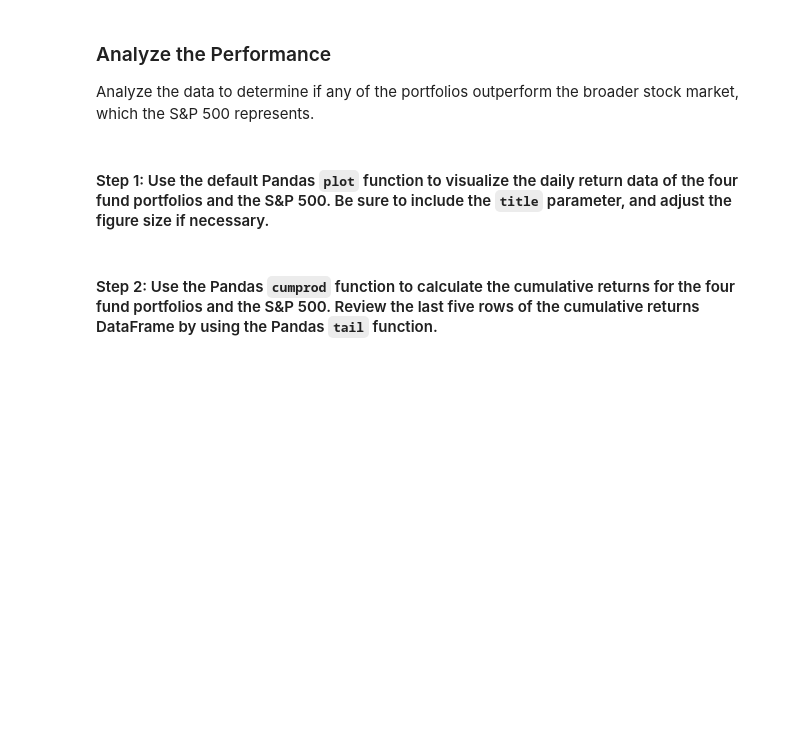
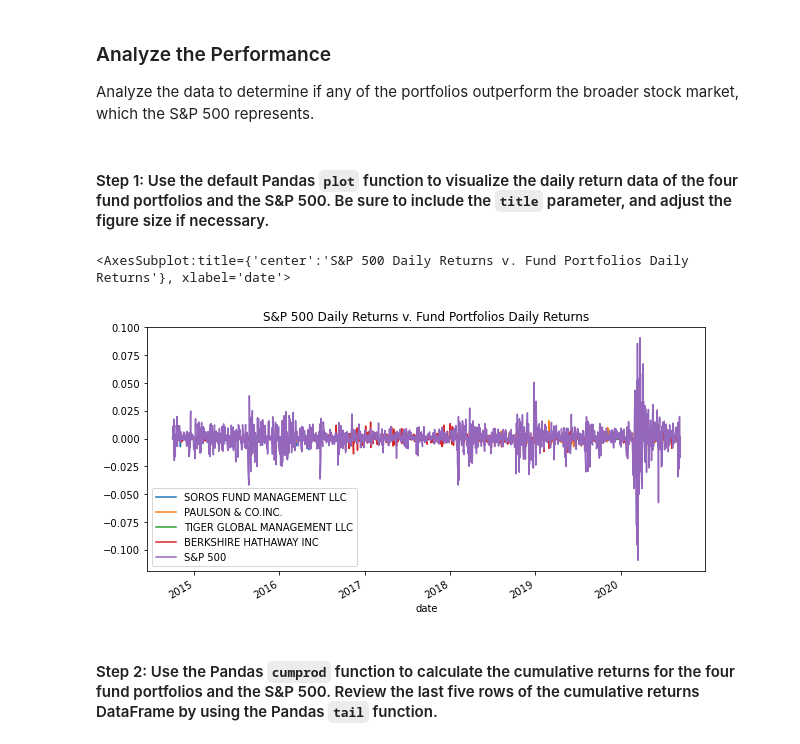
Before and after one commit to Nia-Robinson/risk-return-analysis, a Jupyter notebook: risk_return_analysis.ipynb, the cells around one changed output. Cells and saved outputs as stored; diff of their text form; code cells hidden in the pictures; blank space fills up the shorter version.

Commit message:
Analyzed the data to determine if any of the portfolios outperform the broader stock market by calculating the cumulative return and visualize the data using the plot() function.

```diff
--- a/risk_return_analysis.ipynb
+++ b/risk_return_analysis.ipynb
@@ -130,8 +130,8 @@ whales_df.head()
 # Prepare for the analysis by converting the dataframe of NAVs and prices to daily returns
 # Drop any rows with all missing values
 # Review the first five rows of the daily returns DataFrame.
-whales_df = whales_df.pct_change().dropna()
-whales_df.head()
+daily_returns = whales_df.pct_change().dropna()
+daily_returns.head()
 # %% [output]
 |  | SOROS FUND MANAGEMENT LLC | PAULSON & CO.INC. | TIGER GLOBAL MANAGEMENT LLC | BERKSHIRE HATHAWAY INC | S&P 500 |
 | date |  |  |  |  |  |
@@ -155,7 +155,10 @@ Analyze the data to determine if any of the portfolios outperform the broader st
 # %%
 # Plot the daily return data of the 4 funds and the S&P 500
 # Inclue a title parameter and adjust the figure size
-# YOUR CODE HERE
+daily_returns.plot(figsize=(10,5), title="S&P 500 Daily Returns v. Fund Portfolios Daily Returns")
+# %% [output]
+<AxesSubplot:title={'center':'S&P 500 Daily Returns v. Fund Portfolios Daily Returns'}, xlabel='date'>
+[figure, added]
 # %% [markdown]
 #### Step 2: Use the Pandas `cumprod` function to calculate the cumulative returns for the four fund portfolios and the S&P 500. Review the last five rows of the cumulative returns DataFrame by using the Pandas `tail` function.
 # %%
```
Also changed, not shown: parts of 4 cells of this notebook.
